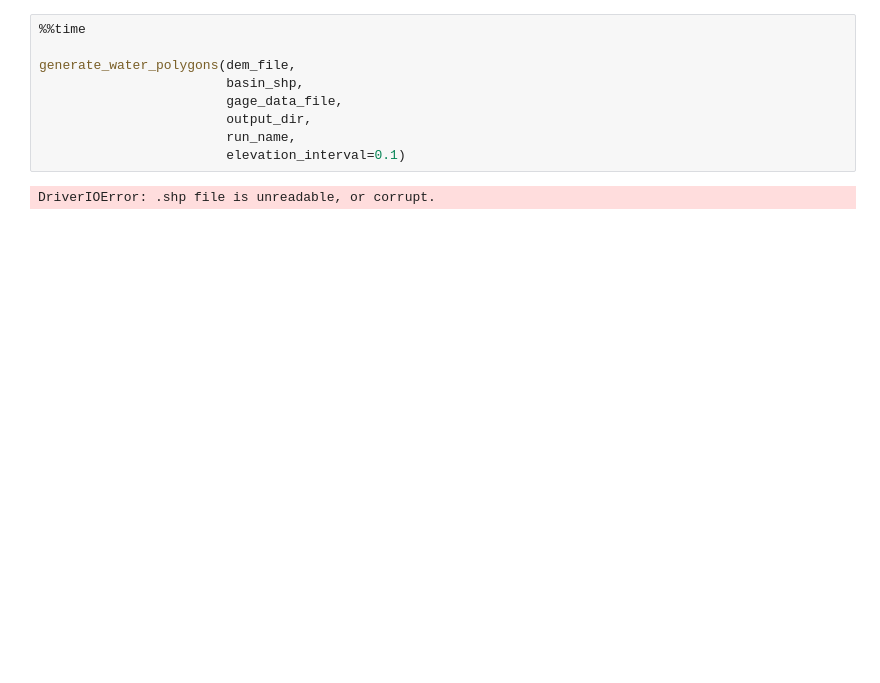
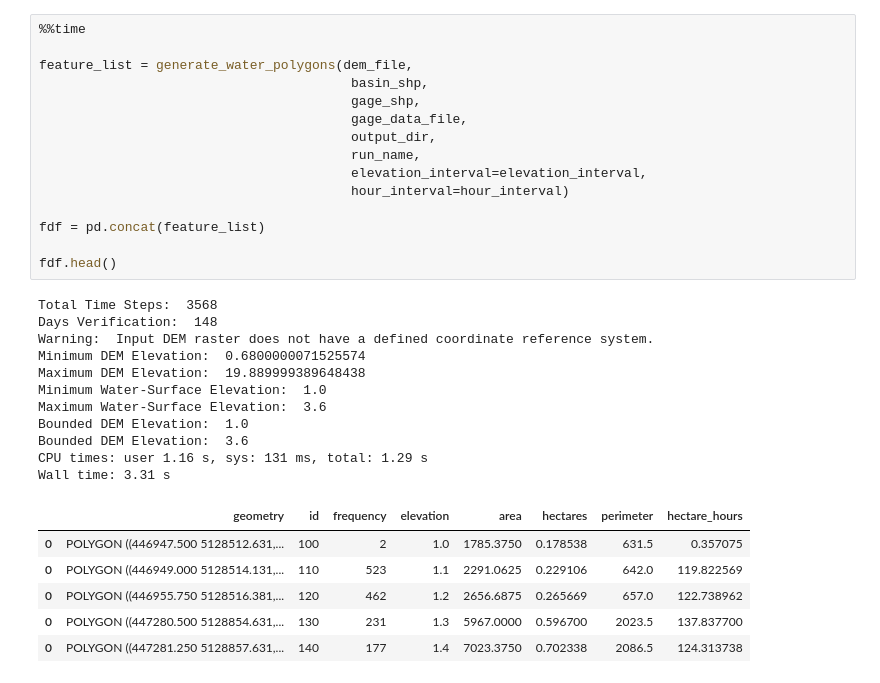
Before and after one commit to crvernon/atiim, a Jupyter notebook: noteboooks/quickstarter.ipynb, the cells around one changed output. Drawn from its saved outputs; the diff is of its cells as text; blank space fills up the shorter version.

```diff
--- a/noteboooks/quickstarter.ipynb
+++ b/noteboooks/quickstarter.ipynb
@@ -151,11 +268,33 @@ def generate_water_polygons(dem_file,
 # %%
 %%time
 
-generate_water_polygons(dem_file,
-                        basin_shp,
-                        gage_data_file,
-                        output_dir,
-                        run_name,
-                        elevation_interval=0.1)
+feature_list = generate_water_polygons(dem_file,
+                                        basin_shp,
+                                        gage_shp,
+                                        gage_data_file,
+                                        output_dir,
+                                        run_name,
+                                        elevation_interval=elevation_interval,
+                                        hour_interval=hour_interval)
+
+fdf = pd.concat(feature_list)
+
+fdf.head()
 # %% [output]
-DriverIOError: .shp file is unreadable, or corrupt.
+Total Time Steps:  3568
+Days Verification:  148
+Warning:  Input DEM raster does not have a defined coordinate reference system.
+Minimum DEM Elevation:  0.6800000071525574
+Maximum DEM Elevation:  19.889999389648438
+Minimum Water-Surface Elevation:  1.0
+Maximum Water-Surface Elevation:  3.6
+Bounded DEM Elevation:  1.0
+Bounded DEM Elevation:  3.6
+CPU times: user 1.16 s, sys: 131 ms, total: 1.29 s
+Wall time: 3.31 s
+|  | geometry | id | frequency | elevation | area | hectares | perimeter | hectare_hours |
+| 0 | POLYGON ((446947.500 5128512.631,... | 100 | 2 | 1.0 | 1785.3750 | 0.178538 | 631.5 | 0.357075 |
+| 0 | POLYGON ((446949.000 5128514.131,... | 110 | 523 | 1.1 | 2291.0625 | 0.229106 | 642.0 | 119.822569 |
+| 0 | POLYGON ((446955.750 5128516.381,... | 120 | 462 | 1.2 | 2656.6875 | 0.265669 | 657.0 | 122.738962 |
+| 0 | POLYGON ((447280.500 5128854.631,... | 130 | 231 | 1.3 | 5967.0000 | 0.596700 | 2023.5 | 137.837700 |
+| 0 | POLYGON ((447281.250 5128857.631,... | 140 | 177 | 1.4 | 7023.3750 | 0.702338 | 2086.5 | 124.313738 |
```
Also changed, not shown: parts of 17 cells of this notebook.
